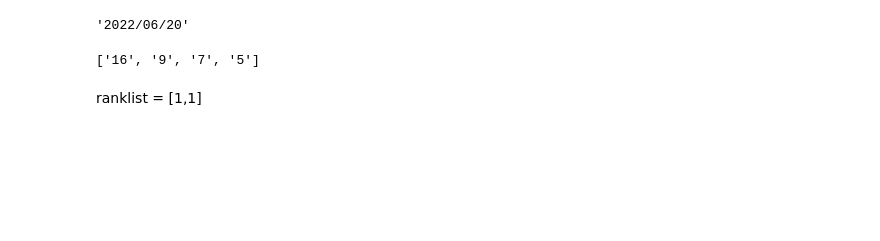
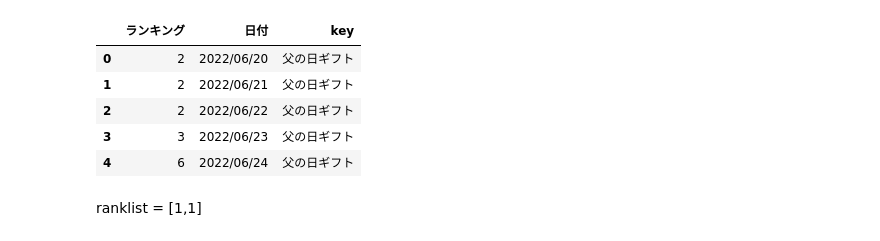
Before and after one commit to takahitxr/RakutenKEY, a Jupyter notebook: Untitled.ipynb, the cells around one changed output. Cells and saved outputs as stored; diff of their text form; code cells hidden in the pictures; blank space fills up the shorter version.

```diff
--- a/Untitled.ipynb
+++ b/Untitled.ipynb
@@ -100,11 +117,15 @@ df = df.set_index("Date")
 # %%
-df.index[0]
+chart_data = pd.DataFrame(df.loc[date_str_list.strftime('%Y/%m/%d')])
+data1 = pd.DataFrame(ranklist2, columns=["ランキング"])
+data2 = pd.DataFrame(date_str_list.strftime('%Y/%m/%d'), columns=["日付"])
+data4 = pd.concat([data1,data2], axis=1)
+data4["key"] = str("父の日ギフト")
-# %% [output]
-'2022/06/20'
 # %%
-for searchday in df2:
-    if len(df2[df2[searchday] == f"{selectkey}"].index) > 0:
-        i = df2[df2[searchday] == f"{selectkey}"].index[0]
-        ranklist.append(i)
-    else:
-        ranklist.append(0)
+data4
+# %% [output]
+|  | ランキング | 日付 | key |
+| 0 | 2 | 2022/06/20 | 父の日ギフト |
+| 1 | 2 | 2022/06/21 | 父の日ギフト |
+| 2 | 2 | 2022/06/22 | 父の日ギフト |
+| 3 | 3 | 2022/06/23 | 父の日ギフト |
+| 4 | 6 | 2022/06/24 | 父の日ギフト |
@@ -122,7 +132,5 @@ df2 = df.T
 # %%
-ranklist
+data5 = pd.concat([data3,data4])
-# %% [output]
-['16', '9', '7', '5']
 # %% [markdown]
 ranklist = [1,1]
 # %%
```
Also changed, not shown: parts of 24 cells of this notebook, 3 other files.
